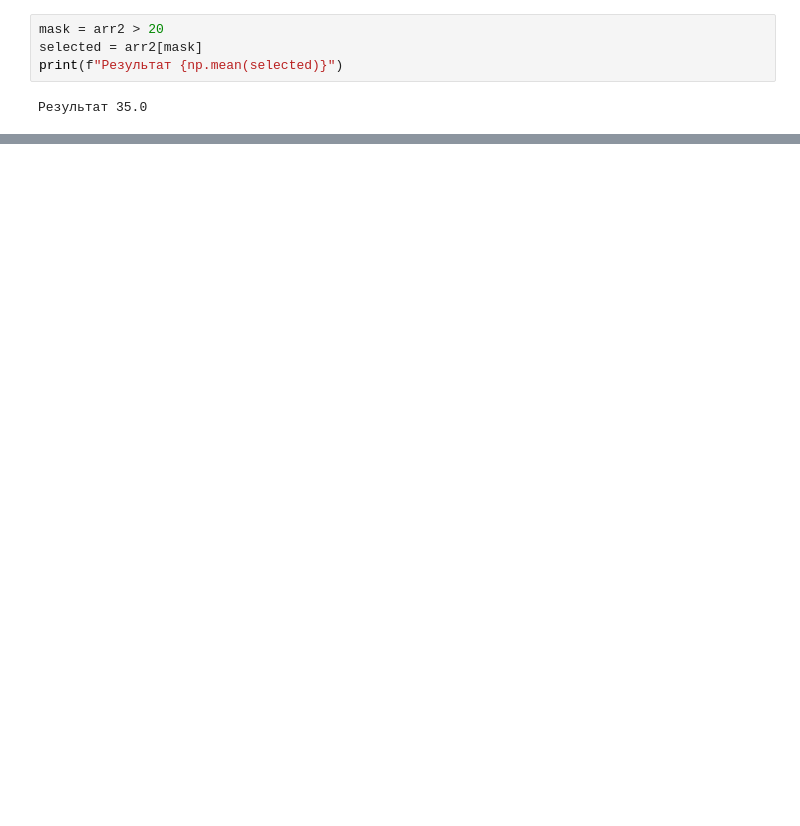
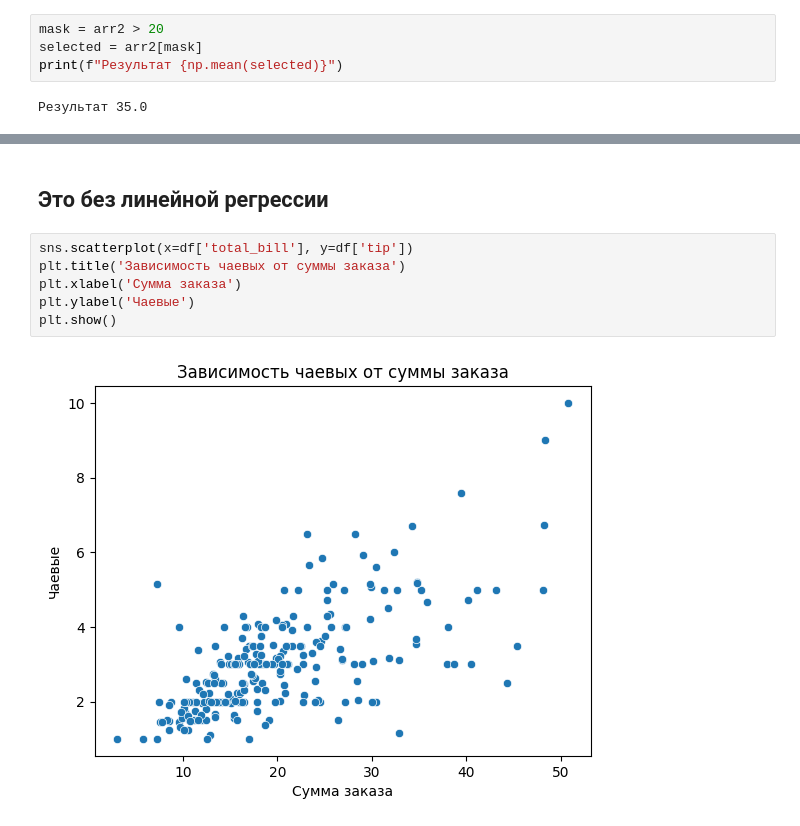
Before and after one commit to ngrinkov/trains, a Jupyter notebook: python/train_py.ipynb, the cells around one changed output, grey strips where cells are left out. Saved outputs shown, nothing was run; the diff lists cells and outputs as text; blank space fills up the shorter version.

```diff
--- a/python/train_py.ipynb
+++ b/python/train_py.ipynb
@@ -225,0 +254,10 @@ print(f"Результат {np.mean(selected)}")
+# %% [markdown]
+## Это без линейной регрессии
+# %%
+sns.scatterplot(x=df['total_bill'], y=df['tip'])
+plt.title('Зависимость чаевых от суммы заказа')
+plt.xlabel('Сумма заказа')
+plt.ylabel('Чаевые')
+plt.show()
+# %% [output]
+[figure, added]
```
Also changed, not shown: parts of 63 cells of this notebook, 6 other files.
